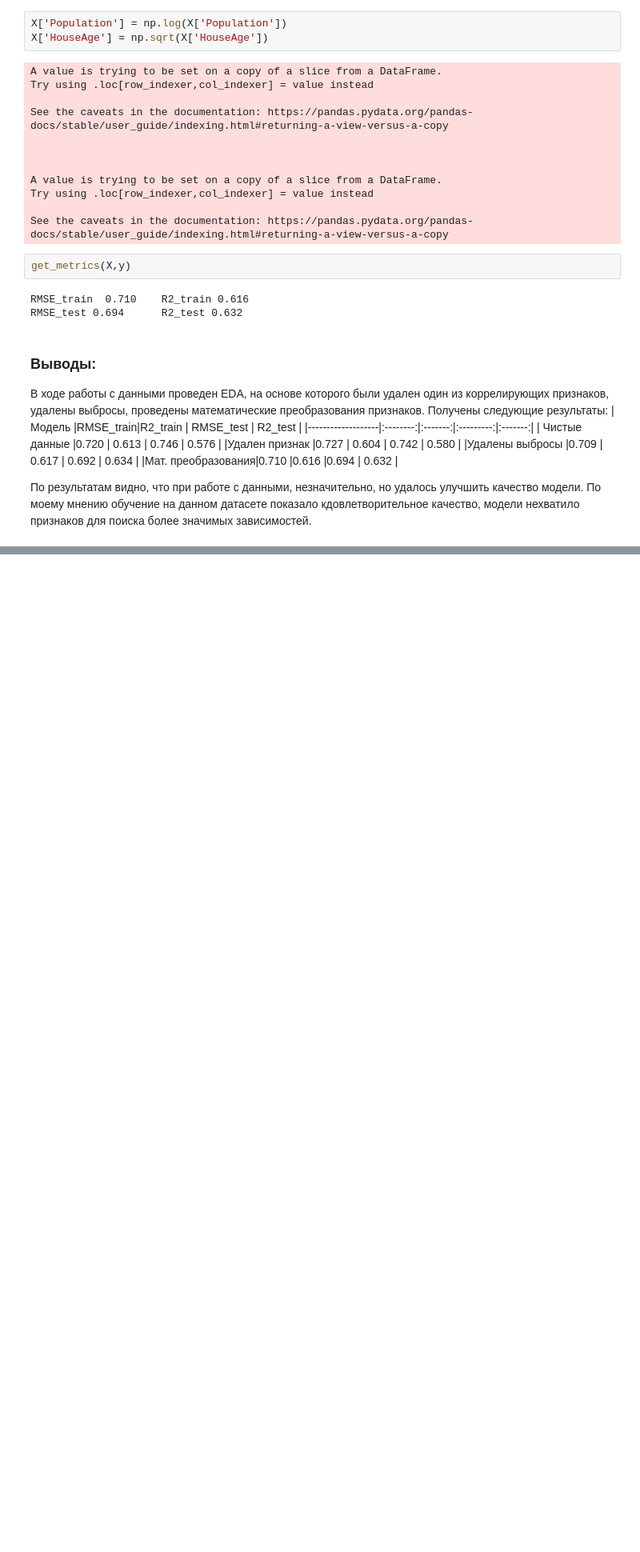
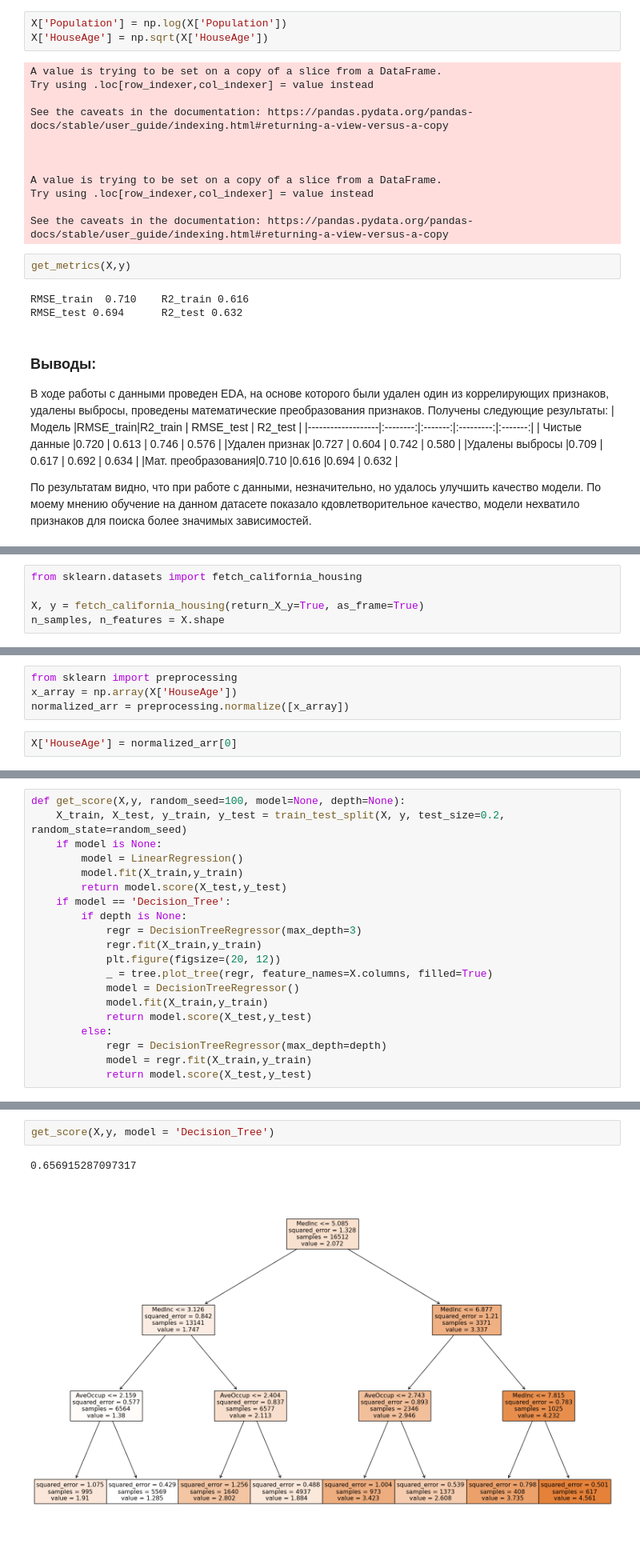
Before and after one commit to VyacheslavGusev/Machine_Lerning, a Jupyter notebook: ML_practice.ipynb, the cells around one changed output, grey strips where cells are left out. Shown at 80% size. Saved outputs shown, nothing was run; the diff lists cells and outputs as text; blank space fills up the shorter version.

```diff
--- a/ML_practice.ipynb
+++ b/ML_practice.ipynb
@@ -1587,0 +1566,5 @@ RMSE_test 0.694      R2_test 0.632
+# %%
+from sklearn.datasets import fetch_california_housing
+
+X, y = fetch_california_housing(return_X_y=True, as_frame=True)
+n_samples, n_features = X.shape
@@ -1587,0 +1625,6 @@ RMSE_test 0.694      R2_test 0.632
+# %%
+from sklearn import preprocessing
+x_array = np.array(X['HouseAge'])
+normalized_arr = preprocessing.normalize([x_array])
+# %%
+X['HouseAge'] = normalized_arr[0]
@@ -1587,0 +1654,20 @@ RMSE_test 0.694      R2_test 0.632
+# %%
+def get_score(X,y, random_seed=100, model=None, depth=None):
+    X_train, X_test, y_train, y_test = train_test_split(X, y, test_size=0.2, random_state=random_seed)
+    if model is None:
+        model = LinearRegression()
+        model.fit(X_train,y_train)
+        return model.score(X_test,y_test)
+    if model == 'Decision_Tree':
+        if depth is None:
+            regr = DecisionTreeRegressor(max_depth=3)
+            regr.fit(X_train,y_train)
+            plt.figure(figsize=(20, 12))
+            _ = tree.plot_tree(regr, feature_names=X.columns, filled=True)
+            model = DecisionTreeRegressor()
+            model.fit(X_train,y_train)
+            return model.score(X_test,y_test)
+        else:
+            regr = DecisionTreeRegressor(max_depth=depth)
+            model = regr.fit(X_train,y_train)
+            return model.score(X_test,y_test)
@@ -1587,0 +1682,5 @@ RMSE_test 0.694      R2_test 0.632
+# %%
+get_score(X,y, model = 'Decision_Tree')
+# %% [output]
+0.656915287097317
+[figure, added]
```
Also changed, not shown: parts of 39 cells of this notebook.
